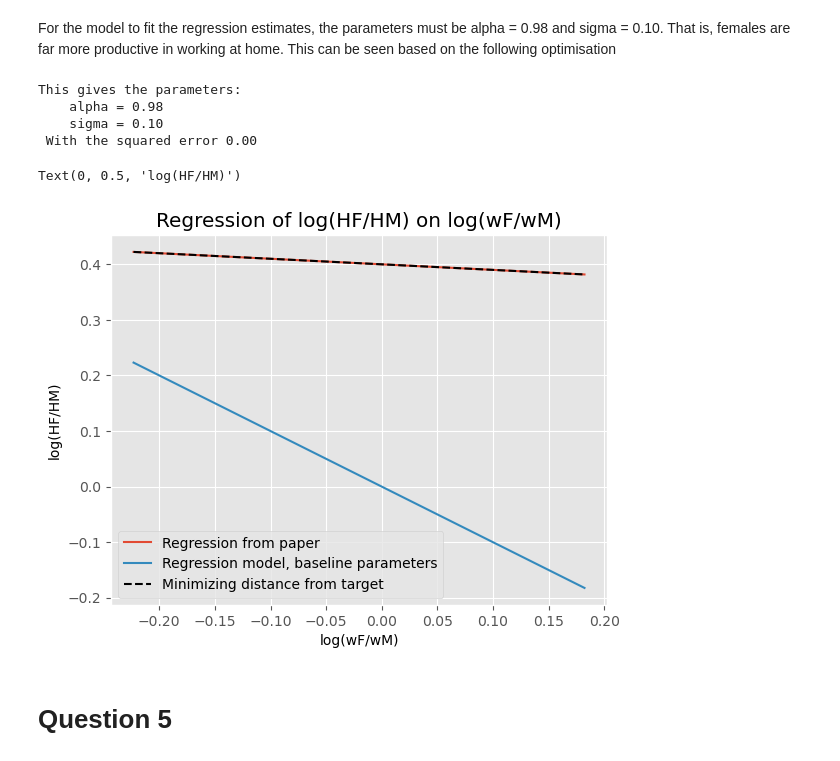
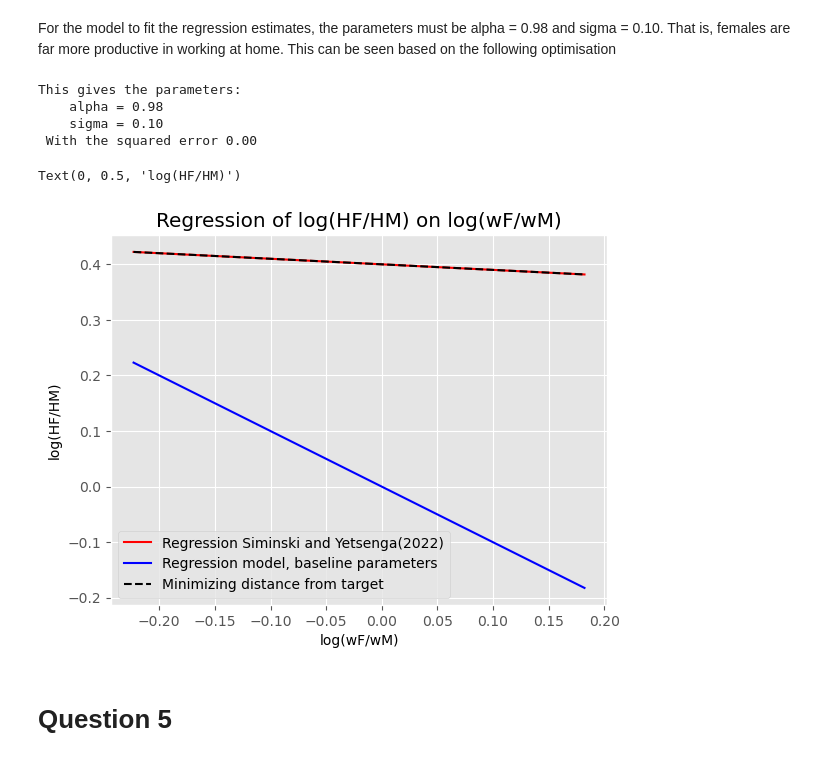
Before and after one commit to NumEconCopenhagen/projects-2023-mathias-emma, a Jupyter notebook: inauguralproject/Inaugural.ipynb, the cells around one changed output. Drawn from its saved outputs; the diff is of its cells as text; code cells hidden in the pictures.

```diff
--- a/inauguralproject/Inaugural.ipynb
+++ b/inauguralproject/Inaugural.ipynb
@@ -161,37 +161,37 @@ err = obj(reg_opt.x)
 
 # Print results
 print(f'This gives the parameters: \n    alpha = {alpha_hat:.2f} \n    sigma = {sigma_hat:.2f}')
 print(f' With the squared error {err:.2f}')
 
 # 4:  Regression for new parameters
 par.alpha = alpha_hat
 par.sigma = sigma_hat
 
 log_rel_wage, log_rel_hours = model_4.solve_wage_work( discrete=False)
 beta0_hat, beta1_hat = model_4.run_regression(log_rel_wage, log_rel_hours)
 
 
 fig = plt.figure()
 ax = fig.add_subplot(1,1,1)
-ax.plot(log_rel_wage, beta0_target + beta1_target*log_rel_wage, label='Regression from paper')
-ax.plot(log_rel_wage, beta0_base + beta1_base*log_rel_wage, label='Regression model, baseline parameters')
-ax.plot(log_rel_wage, beta0_hat + beta1_hat*log_rel_wage, label='Minimizing distance from target', color='black', linestyle='--')
+ax.plot(log_rel_wage, beta0_target + beta1_target*log_rel_wage, label='Regression Siminski and Yetsenga(2022)', color='red')
+ax.plot(log_rel_wage, beta0_base + beta1_base*log_rel_wage, label='Regression model, baseline parameters', color='blue')
+ax.plot(log_rel_wage, beta0_hat + beta1_hat*log_rel_wage, label='Minimizing distance from target', color='black', linestyle='dashed')
 
 
 #ax.plot(beta0_hat, log_rel_hours, label='Minimizing distance from target', color='black', linestyle='--')
 ax.set_xlabel('log(wF/wM)')
 ax.set_ylabel('log(HF/HM)')
 ax.title.set_text('Regression of log(HF/HM) on log(wF/wM)')
 ax.legend()
 ax.set_xlabel('log(wF/wM)')
 ax.set_ylabel('log(HF/HM)')
 # %% [output]
 This gives the parameters:
     alpha = 0.98
     sigma = 0.10
  With the squared error 0.00
 Text(0, 0.5, 'log(HF/HM)')
-[figure, old version]
+[figure, new version]
 # %% [markdown]
 # Question 5
 # %%
```
Also changed, not shown: parts of 2 cells of this notebook, 3 other files.
